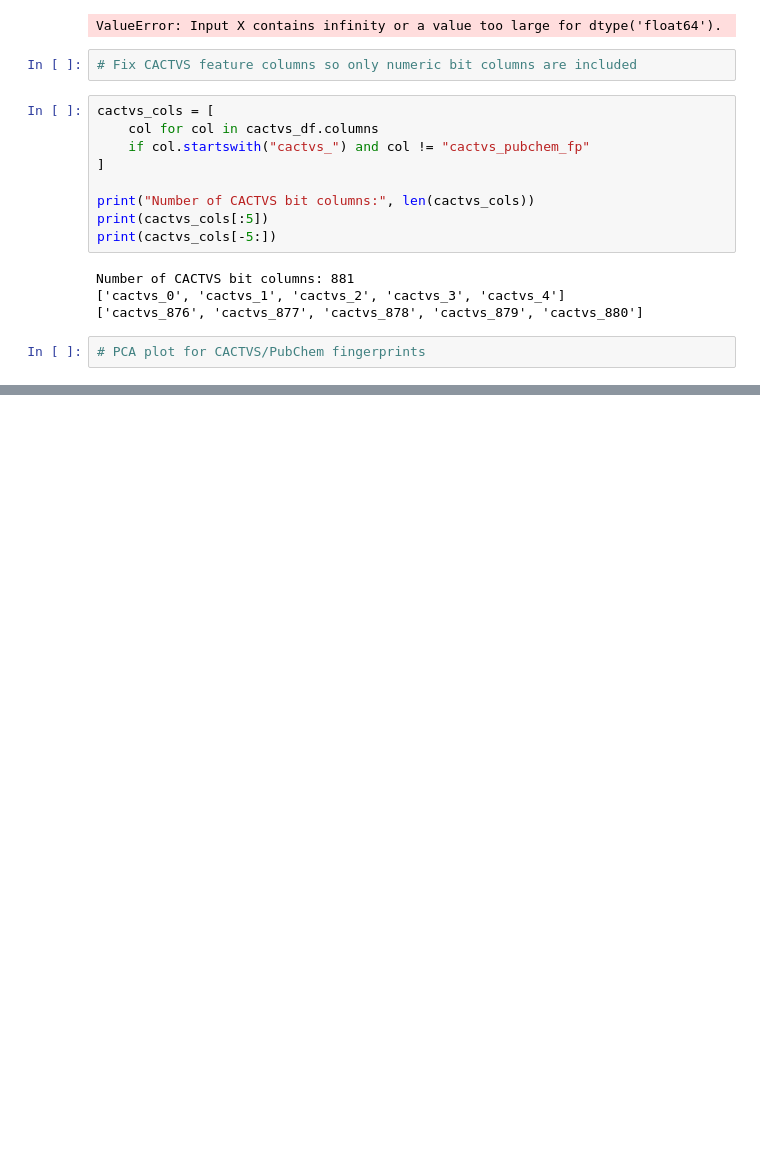
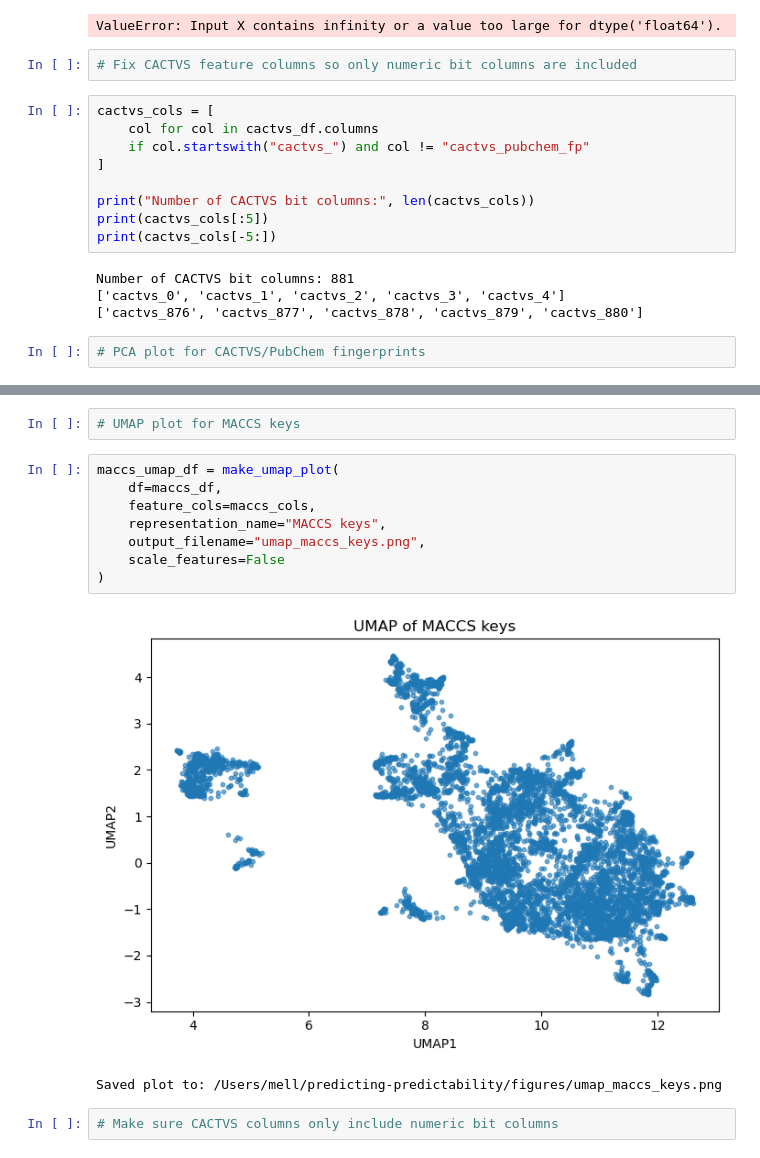
Before and after one commit to mell508-gif/predicting-predictability, a Jupyter notebook: notebooks/objective_2_rdkit_fingerprints.ipynb, the cells around one changed output, grey strips where cells are left out. Cells and saved outputs as stored; diff of their text form; blank space fills up the shorter version.

```diff
--- a/notebooks/objective_2_rdkit_fingerprints.ipynb
+++ b/notebooks/objective_2_rdkit_fingerprints.ipynb
@@ -1094,0 +1228,15 @@ Number of CACTVS bit columns: 881
+# %%
+# UMAP plot for MACCS keys
+# %%
+maccs_umap_df = make_umap_plot(
+    df=maccs_df,
+    feature_cols=maccs_cols,
+    representation_name="MACCS keys",
+    output_filename="umap_maccs_keys.png",
+    scale_features=False
+)
+# %% [output]
+[figure, added]
+Saved plot to: /Users/mell/predicting-predictability/figures/umap_maccs_keys.png
+# %%
+# Make sure CACTVS columns only include numeric bit columns
```
Also changed, not shown: parts of 19 cells of this notebook, 8 other files.
